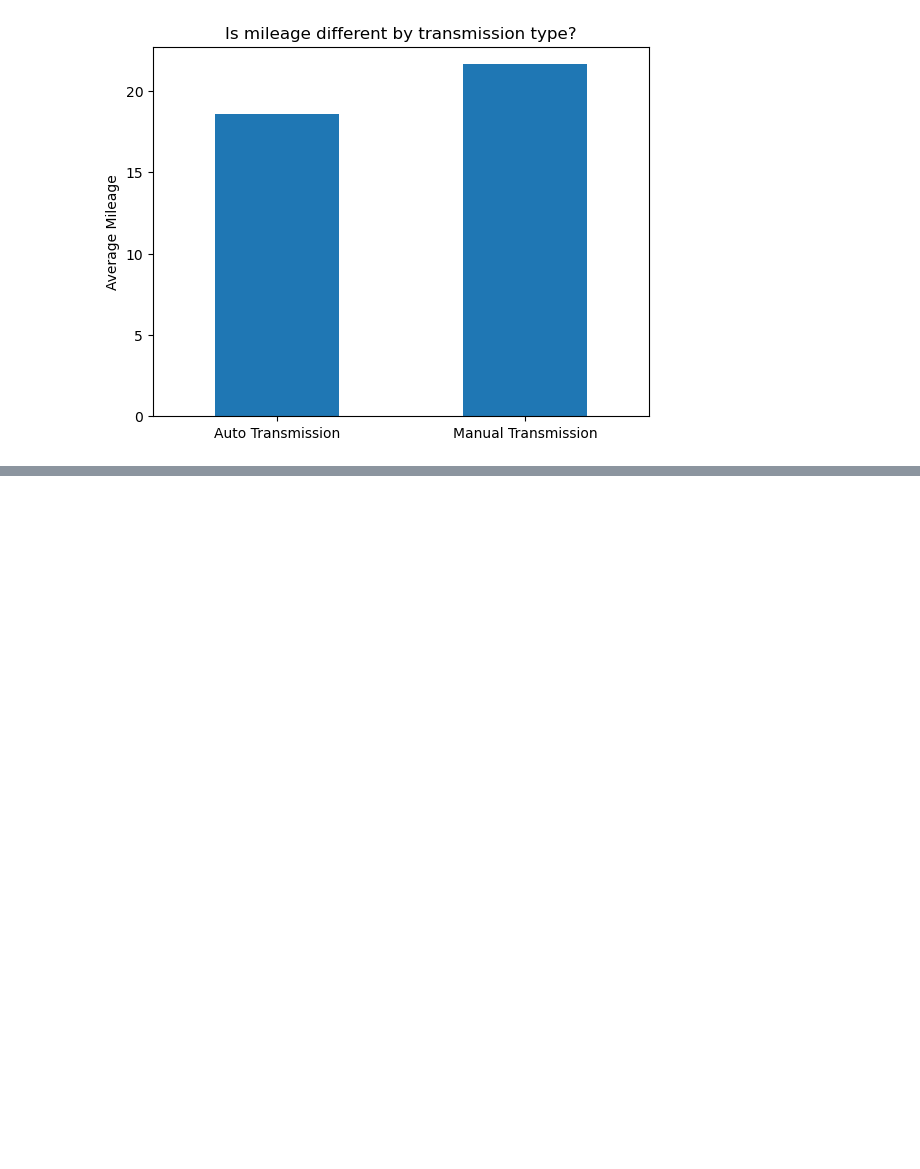
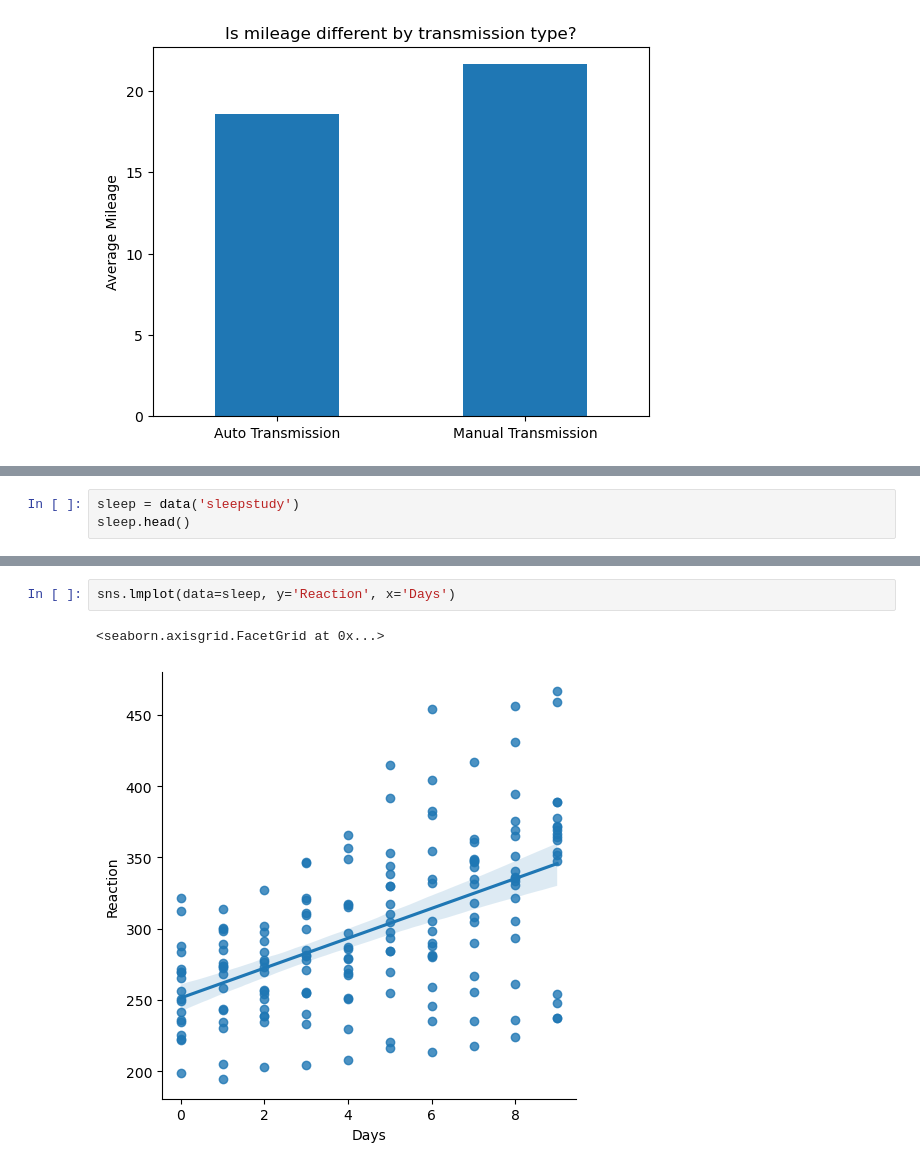
Before and after one commit to Garrett-Arnett/statistics-exercises, a Jupyter notebook: hypothesis_testing.ipynb, the cells around one changed output, grey strips where cells are left out. Saved outputs shown, nothing was run; the diff lists cells and outputs as text; blank space fills up the shorter version.

```diff
--- a/hypothesis_testing.ipynb
+++ b/hypothesis_testing.ipynb
@@ -193,0 +458,3 @@ plt.show()
+# %%
+sleep = data('sleepstudy')
+sleep.head()
@@ -193,0 +478,5 @@ plt.show()
+# %%
+sns.lmplot(data=sleep, y='Reaction', x='Days')
+# %% [output]
+<seaborn.axisgrid.FacetGrid at 0x...>
+[figure, added]
```
Also changed, not shown: parts of 94 cells of this notebook.
